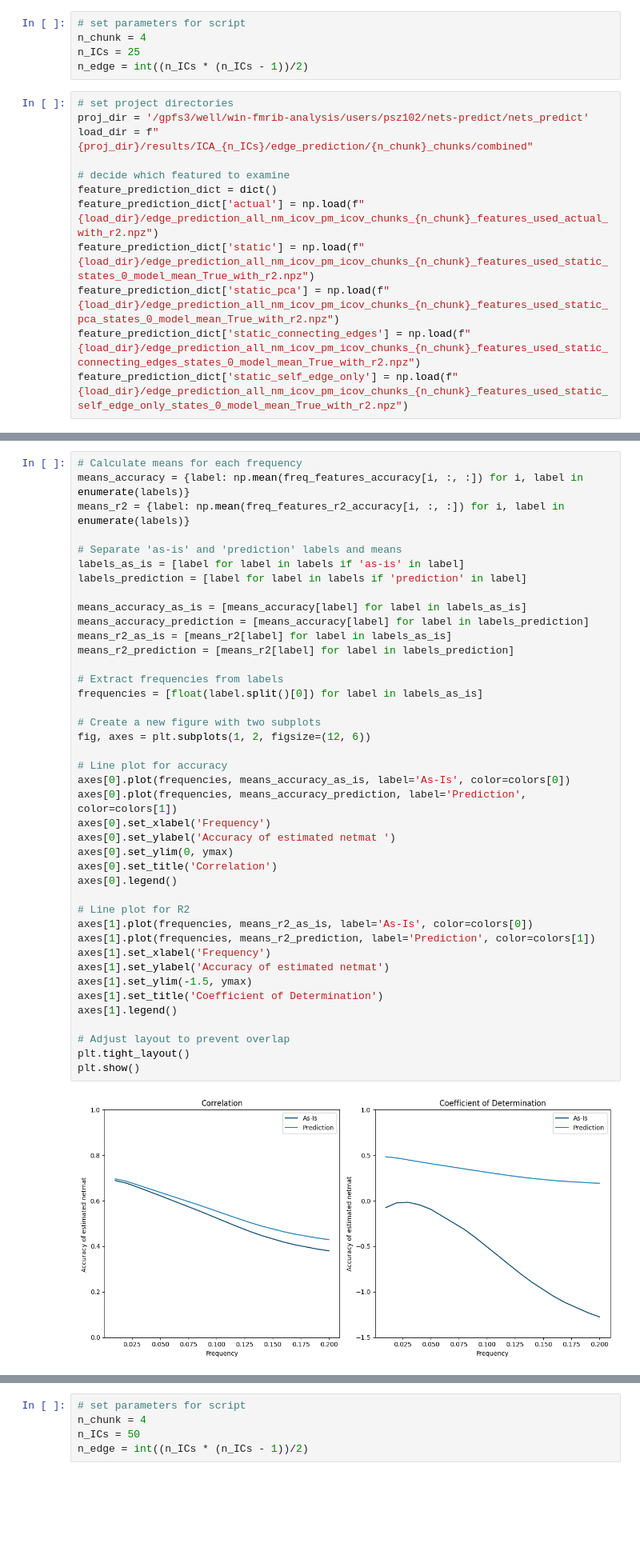
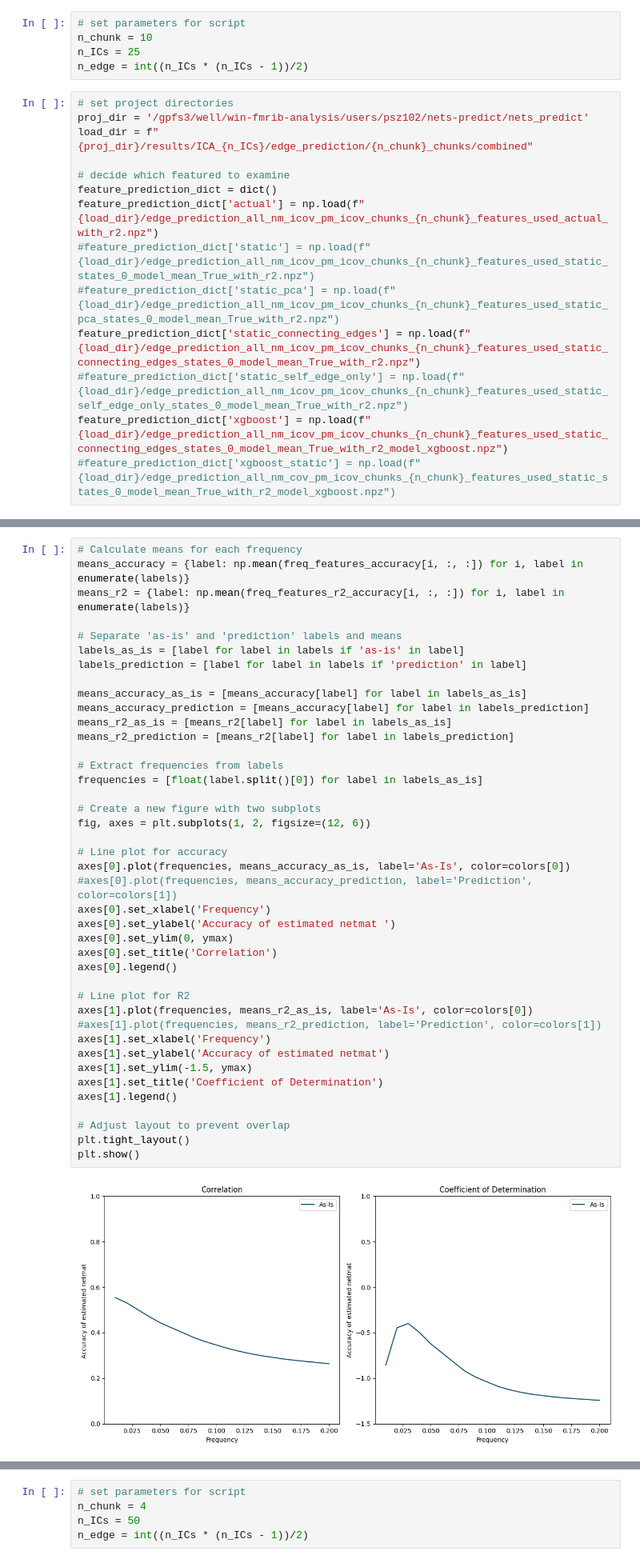
Before and after one commit to bengriffin3/func-conn-predict, a Jupyter notebook: nets_predict/plots/00_static_analysis.ipynb, the cells around one changed output, grey strips where cells are left out. Shown at 80% size. Drawn from its saved outputs; the diff is of its cells as text; blank space fills up the shorter version.

```diff
--- a/nets_predict/plots/00_static_analysis.ipynb
+++ b/nets_predict/plots/00_static_analysis.ipynb
@@ -14,7 +14,7 @@ HMMClass = HiddenMarkovModelClass()
 PartialCorrClass = PartialCorrelationClass()
 # %%
 # set parameters for script
-n_chunk = 4
+n_chunk = 10
 n_ICs = 25
 n_edge = int((n_ICs * (n_ICs - 1))/2)
 # %%
@@ -25,10 +25,12 @@ load_dir = f"{proj_dir}/results/ICA_{n_ICs}/edge_prediction/{n_chunk}_chunks/com
 # decide which featured to examine
 feature_prediction_dict = dict()
 feature_prediction_dict['actual'] = np.load(f"{load_dir}/edge_prediction_all_nm_icov_pm_icov_chunks_{n_chunk}_features_used_actual_with_r2.npz")
-feature_prediction_dict['static'] = np.load(f"{load_dir}/edge_prediction_all_nm_icov_pm_icov_chunks_{n_chunk}_features_used_static_states_0_model_mean_True_with_r2.npz")
-feature_prediction_dict['static_pca'] = np.load(f"{load_dir}/edge_prediction_all_nm_icov_pm_icov_chunks_{n_chunk}_features_used_static_pca_states_0_model_mean_True_with_r2.npz")
+#feature_prediction_dict['static'] = np.load(f"{load_dir}/edge_prediction_all_nm_icov_pm_icov_chunks_{n_chunk}_features_used_static_states_0_model_mean_True_with_r2.npz")
+#feature_prediction_dict['static_pca'] = np.load(f"{load_dir}/edge_prediction_all_nm_icov_pm_icov_chunks_{n_chunk}_features_used_static_pca_states_0_model_mean_True_with_r2.npz")
 feature_prediction_dict['static_connecting_edges'] = np.load(f"{load_dir}/edge_prediction_all_nm_icov_pm_icov_chunks_{n_chunk}_features_used_static_connecting_edges_states_0_model_mean_True_with_r2.npz")
-feature_prediction_dict['static_self_edge_only'] = np.load(f"{load_dir}/edge_prediction_all_nm_icov_pm_icov_chunks_{n_chunk}_features_used_static_self_edge_only_states_0_model_mean_True_with_r2.npz")
+#feature_prediction_dict['static_self_edge_only'] = np.load(f"{load_dir}/edge_prediction_all_nm_icov_pm_icov_chunks_{n_chunk}_features_used_static_self_edge_only_states_0_model_mean_True_with_r2.npz")
+feature_prediction_dict['xgboost'] = np.load(f"{load_dir}/edge_prediction_all_nm_icov_pm_icov_chunks_{n_chunk}_features_used_static_connecting_edges_states_0_model_mean_True_with_r2_model_xgboost.npz")
+#feature_prediction_dict['xgboost_static'] = np.load(f"{load_dir}/edge_prediction_all_nm_cov_pm_icov_chunks_{n_chunk}_features_used_static_states_0_model_mean_True_with_r2_model_xgboost.npz")
 # %%
 # note how many dynamic features are being used and print what they are
 n_feat_type = len(feature_prediction_dict)
@@ -385,36 +392,36 @@ means_accuracy_as_is = [means_accuracy[label] for label in labels_as_is]
 means_accuracy_prediction = [means_accuracy[label] for label in labels_prediction]
 means_r2_as_is = [means_r2[label] for label in labels_as_is]
 means_r2_prediction = [means_r2[label] for label in labels_prediction]
 
 # Extract frequencies from labels
 frequencies = [float(label.split()[0]) for label in labels_as_is]
 
 # Create a new figure with two subplots
 fig, axes = plt.subplots(1, 2, figsize=(12, 6))
 
 # Line plot for accuracy
 axes[0].plot(frequencies, means_accuracy_as_is, label='As-Is', color=colors[0])
-axes[0].plot(frequencies, means_accuracy_prediction, label='Prediction', color=colors[1])
+#axes[0].plot(frequencies, means_accuracy_prediction, label='Prediction', color=colors[1])
 axes[0].set_xlabel('Frequency')
 axes[0].set_ylabel('Accuracy of estimated netmat ')
 axes[0].set_ylim(0, ymax)
 axes[0].set_title('Correlation')
 axes[0].legend()
 
 # Line plot for R2
 axes[1].plot(frequencies, means_r2_as_is, label='As-Is', color=colors[0])
-axes[1].plot(frequencies, means_r2_prediction, label='Prediction', color=colors[1])
+#axes[1].plot(frequencies, means_r2_prediction, label='Prediction', color=colors[1])
 axes[1].set_xlabel('Frequency')
 axes[1].set_ylabel('Accuracy of estimated netmat')
 axes[1].set_ylim(-1.5, ymax)
 axes[1].set_title('Coefficient of Determination')
 axes[1].legend()
 
 # Adjust layout to prevent overlap
 plt.tight_layout()
 plt.show()
 # %% [output]
-[figure, old version]
+[figure, new version]
 # %%
 #%% Import modules
 import numpy as np
```
Also changed, not shown: parts of 3 cells of this notebook, 3 other files.
